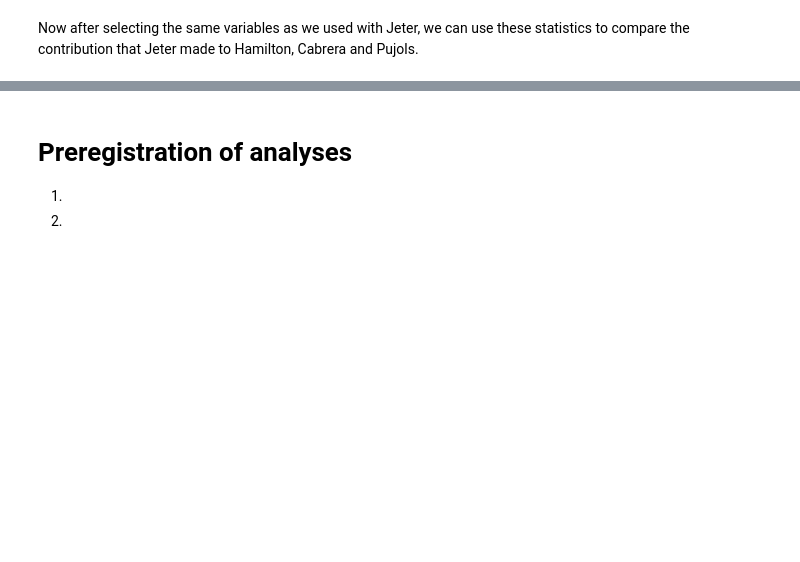
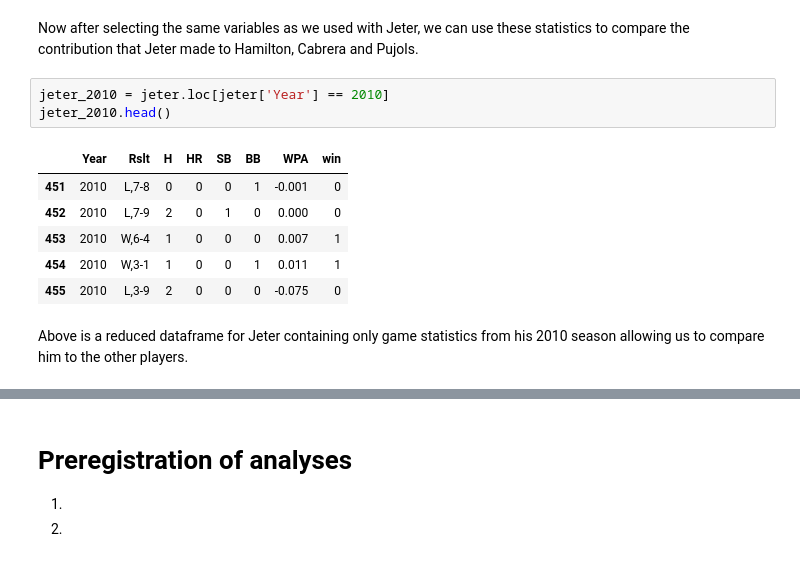
Before and after one commit to mattmaitland1/DerekJeterAnalysis, a Jupyter notebook: Project.ipynb, the cells around one changed output, grey strips where cells are left out. Saved outputs shown, nothing was run; the diff lists cells and outputs as text; blank space fills up the shorter version.

```diff
--- a/Project.ipynb
+++ b/Project.ipynb
@@ -277,2 +286,14 @@ Pujols Table:
 # %% [markdown]
 Now after selecting the same variables as we used with Jeter, we can use these statistics to compare the contribution that Jeter made to Hamilton, Cabrera and Pujols.
+# %%
+jeter_2010 = jeter.loc[jeter['Year'] == 2010]
+jeter_2010.head()
+# %% [output]
+|  | Year | Rslt | H | HR | SB | BB | WPA | win |
+| 451 | 2010 | L,7-8 | 0 | 0 | 0 | 1 | -0.001 | 0 |
+| 452 | 2010 | L,7-9 | 2 | 0 | 1 | 0 | 0.000 | 0 |
+| 453 | 2010 | W,6-4 | 1 | 0 | 0 | 0 | 0.007 | 1 |
+| 454 | 2010 | W,3-1 | 1 | 0 | 0 | 1 | 0.011 | 1 |
+| 455 | 2010 | L,3-9 | 2 | 0 | 0 | 0 | -0.075 | 0 |
+# %% [markdown]
+Above is a reduced dataframe for Jeter containing only game statistics from his 2010 season allowing us to compare him to the other players.
```
Also changed, not shown: parts of 23 cells of this notebook.
